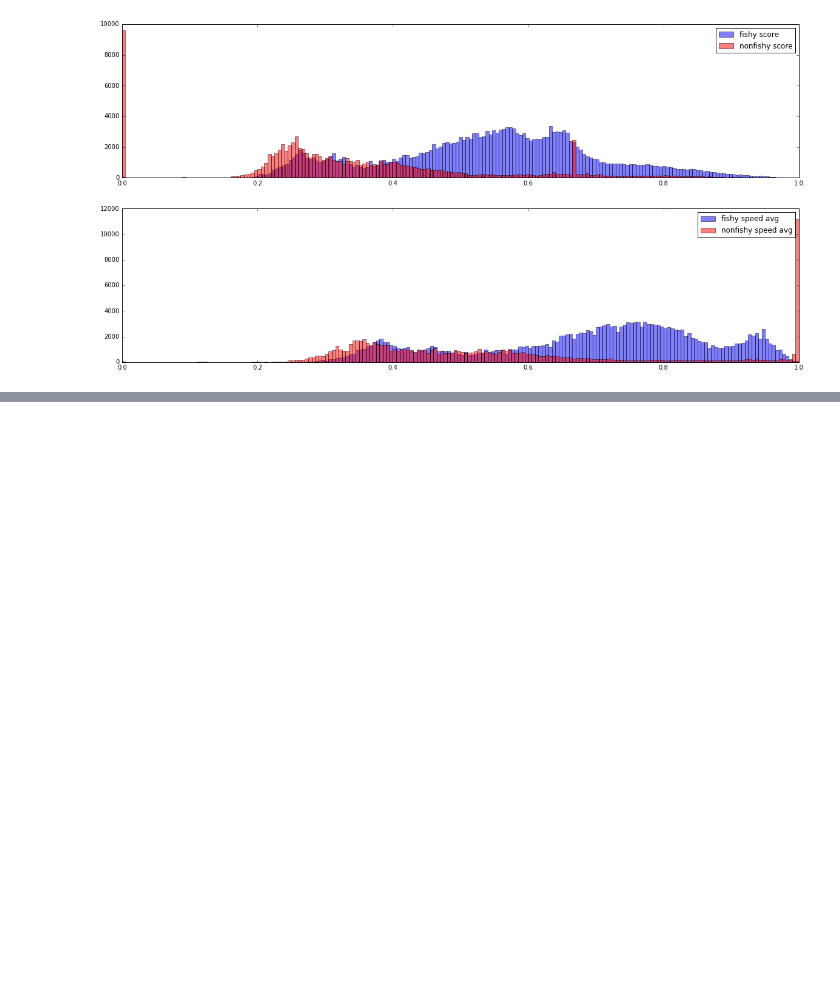
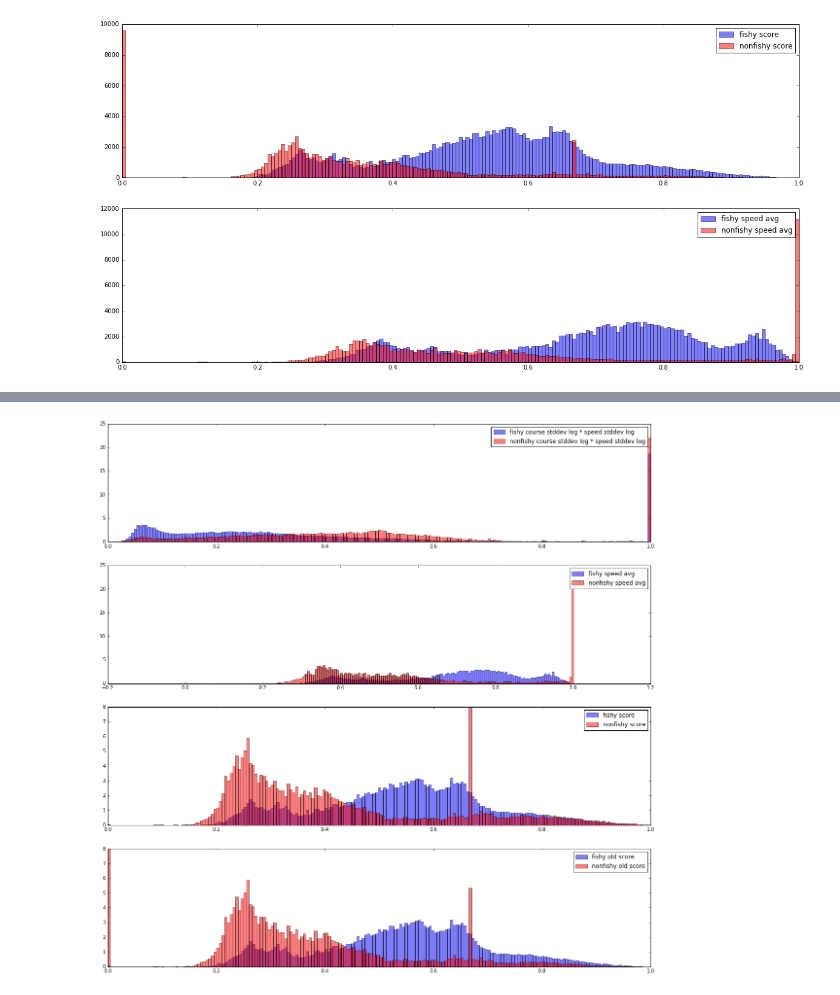
Before and after one commit to marketler/GFW_vessel_scoring, a Jupyter notebook: Classification vs measures.ipynb, the cells around one changed output, grey strips where cells are left out. Drawn from its saved outputs; the diff is of its cells as text; code cells hidden in the pictures; blank space fills up the shorter version.

```diff
--- a/Classification vs measures.ipynb
+++ b/Classification vs measures.ipynb
@@ -13,3 +30,8 @@ x = np.loadtxt("classification_vs_measures.csv", delimiter=",", skiprows=1)
+# %%
+def clamp(x, low, high):
+    return where(x <= high,
+        where(x >= low, x, low),
+        high)
 # %%
 histfig = figure(figsize=(20,5))
 subplot = histfig.add_subplot(111)
@@ -77,0 +120,27 @@ show()
+# %%
+histfig = figure(figsize=(20,20))
+
+subplot = histfig.add_subplot(411)
+subplot.hist(log10(xfishy["measure_coursestddev"]+0.001)*log10(xfishy["measure_speedddev"]+0.001)/9., bins=200, normed=True, color='b', alpha=0.5, label="fishy course stddev log * speed stddev log")
+subplot.hist(log10(xnonfishy["measure_coursestddev"]+0.001)*log10(xnonfishy["measure_speedddev"]+0.001)/9., bins=200, normed=True, color='r', alpha=0.5, label="nonfishy course stddev log * speed stddev log")
+legend()
+
+subplot = histfig.add_subplot(412)
+subplot.hist(xfishy["measure_speeddavg"], bins=200, normed=True, color='b', alpha=0.5, label="fishy speed avg")
+subplot.hist(xnonfishy["measure_speeddavg"], bins=200, normed=True, color='r', alpha=0.5, label="nonfishy speed avg")
+legend()
+
+subplot = histfig.add_subplot(413)
+subplot.hist(clamp((xfishy["measure_coursestddev"]+xfishy["measure_speedddev"]+xfishy["measure_speeddavg"])*2./3., 0, 1), bins=200, normed=True, color='b', alpha=0.5, label="fishy score")
+subplot.hist(clamp((xnonfishy["measure_coursestddev"]+xnonfishy["measure_speedddev"]+xnonfishy["measure_speeddavg"])*2./3., 0, 1), bins=200, normed=True, color='r', alpha=0.5, label="nonfishy score")
+legend()
+
+subplot = histfig.add_subplot(414)
+subplot.hist(xfishy["measure_new_score"], bins=200, normed=True, color='b', alpha=0.5, label="fishy old score")
+subplot.hist(xnonfishy["measure_new_score"], bins=200, normed=True, color='r', alpha=0.5, label="nonfishy old score")
+subplot.set_ylim(0., 8.)
+legend()
+
+show()
+# %% [output]
+[figure, added]
```
Also changed, not shown: parts of 11 cells of this notebook, 1 other file.
